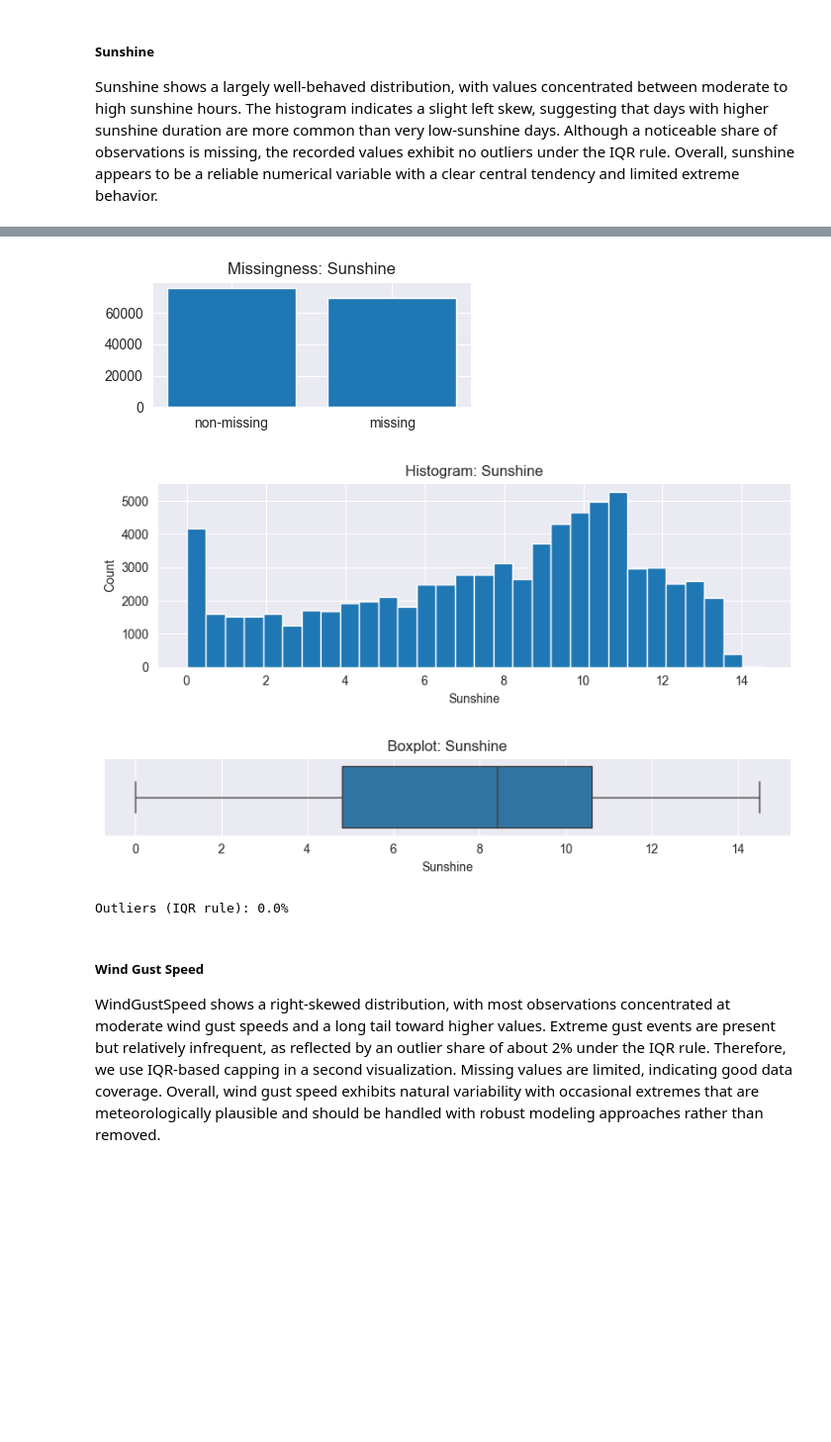
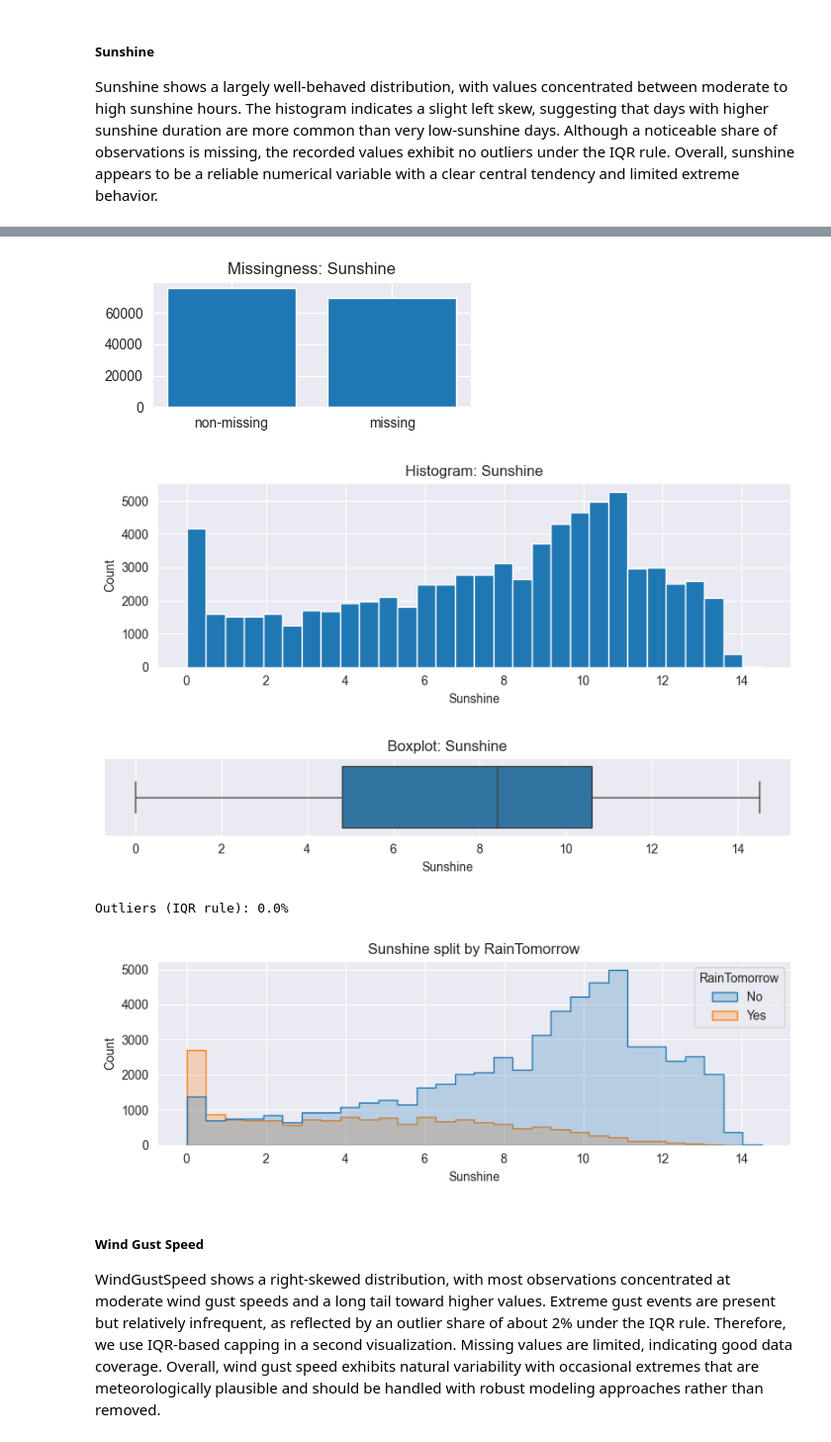
Before and after one commit to AstouK/Rain_Australia, a Jupyter notebook: rain_australia v3.ipynb, the cells around one changed output, grey strips where cells are left out. Shown at 99% size. Drawn from its saved outputs; the diff is of its cells as text; code cells hidden in the pictures; blank space fills up the shorter version.

```diff
--- a/rain_australia v3.ipynb
+++ b/rain_australia v3.ipynb
@@ -1531,28 +1530,29 @@ Outliers (IQR rule): 1.4%
 ##### Sunshine
 Sunshine shows a largely well-behaved distribution, with values concentrated between moderate to high sunshine hours. The histogram indicates a slight left skew, suggesting that days with higher sunshine duration are more common than very low-sunshine days. Although a noticeable share of observations is missing, the recorded values exhibit no outliers under the IQR rule. Overall, sunshine appears to be a reliable numerical variable with a clear central tendency and limited extreme behavior.
 # %%
-univariate_report_numerical(df_eda, col='Sunshine')
+univariate_report_numerical(df_eda, col='Sunshine', target='RainTomorrow')
 # %% [output]
 === Sunshine (numeric) ===
 Rows: 145460
 Missing: 69835 (48.0%)
 
 Descriptive statistics:
 count    75625.000000
 mean         7.611178
 std          3.785483
 min          0.000000
 25%          4.800000
 50%          8.400000
 75%         10.600000
 max         14.500000
 Name: Sunshine, dtype: float64
 
 Skewness: -0.50
 [figure]
 [figure]
 [figure]
 Outliers (IQR rule): 0.0%
+[figure, added]
 # %% [markdown]
 ##### Wind Gust Speed
 WindGustSpeed shows a right-skewed distribution, with most observations concentrated at moderate wind gust speeds and a long tail toward higher values. Extreme gust events are present but relatively infrequent, as reflected by an outlier share of about 2% under the IQR rule. Therefore, we use IQR-based capping in a second visualization. Missing values are limited, indicating good data coverage. Overall, wind gust speed exhibits natural variability with occasional extremes that are meteorologically plausible and should be handled with robust modeling approaches rather than removed.
```
Also changed, not shown: parts of 13 cells of this notebook.
